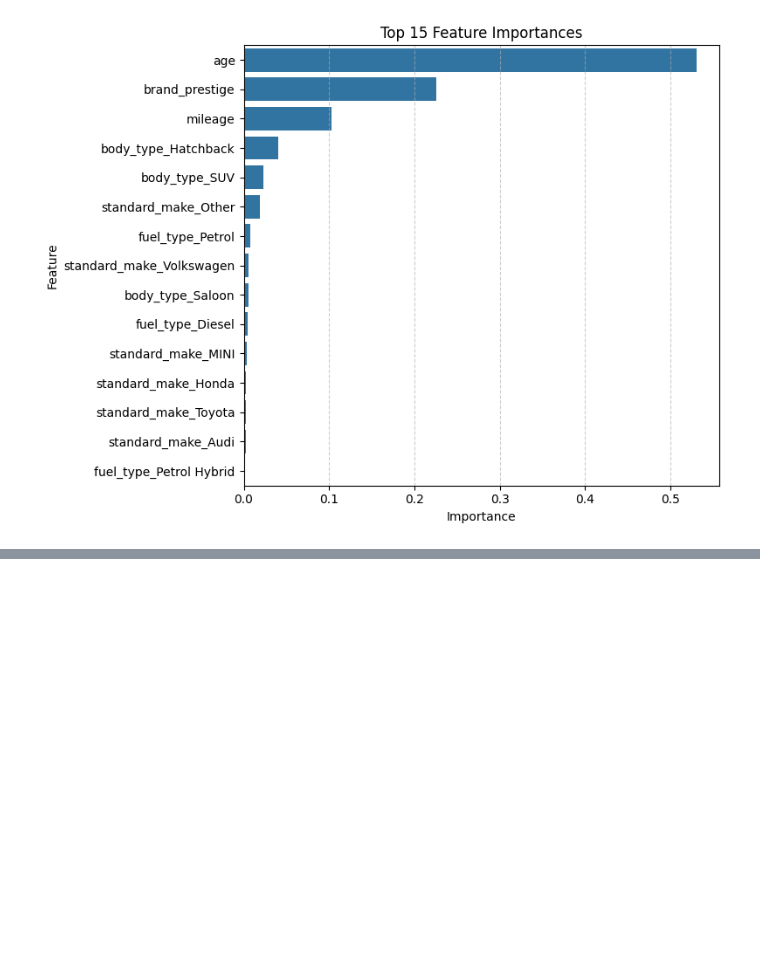
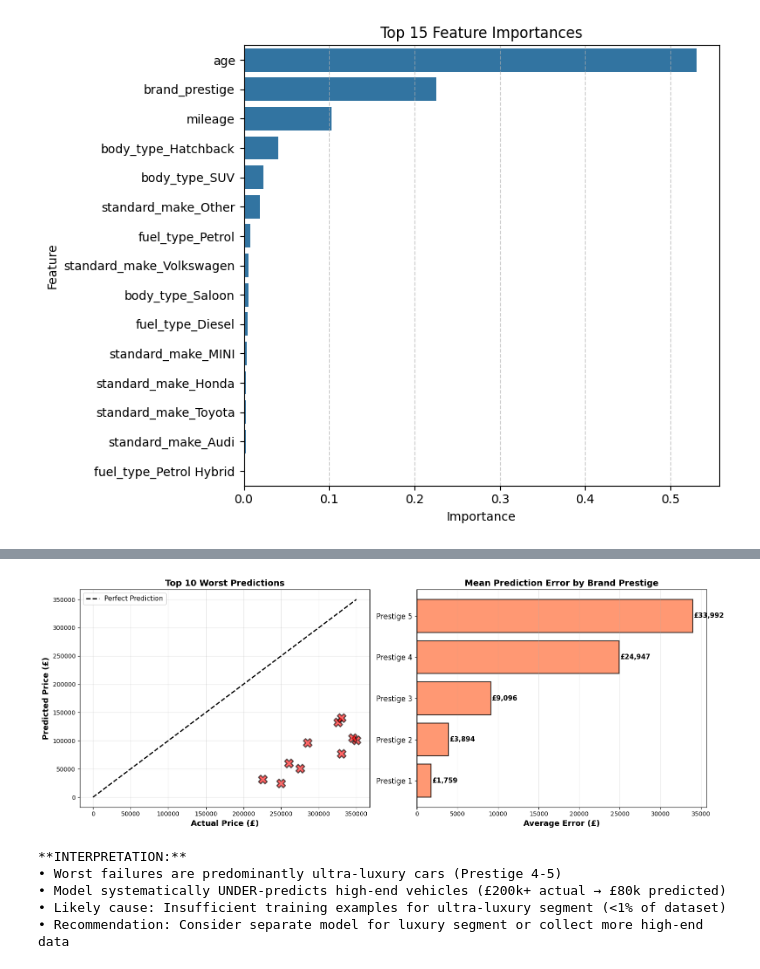
Before and after one commit to ian-shade/Autotrader-Cars-Price-Predictions-ML, a Jupyter notebook: ml_project.ipynb, the cells around one changed output, grey strips where cells are left out. Drawn from its saved outputs; the diff is of its cells as text; code cells hidden in the pictures; blank space fills up the shorter version.

```diff
--- a/ml_project.ipynb
+++ b/ml_project.ipynb
@@ -1058,0 +1125,68 @@ print(worst_failures)
+# %%
+# EXAMPLE 1: Identifying and Analyzing Worst Prediction Failures
+
+# Make predictions on test set
+y_pred_log = final_model.predict(X_test_scaled)
+y_test_real = np.expm1(y_test)
+y_pred_real = np.expm1(y_pred_log)
+
+# Create results DataFrame
+results_df = pd.DataFrame({
+    'Actual_Price': y_test_real.values,
+    'Predicted_Price': y_pred_real,
+    'Error': np.abs(y_test_real.values - y_pred_real),
+    'Error_Percentage': (np.abs(y_test_real.values - y_pred_real) / y_test_real.values) * 100
+}, index=y_test.index)
+
+# Get the original features for analysis
+X_test_original = X_test.copy()
+results_df = results_df.join(X_test_original[['mileage', 'age', 'brand_prestige']])
+
+# Find worst failures
+worst_failures = results_df.nlargest(10, 'Error')
+
+print("="*90)
+print(" "*25 + "TOP 10 WORST PREDICTION FAILURES")
+print("="*90)
+print(f"{'Actual (£)':>12} {'Predicted (£)':>15} {'Error (£)':>12} {'Error %':>10} {'Age':>6} {'Mileage':>10} {'Prestige':>9}")
+print("-"*90)
+
+for idx, row in worst_failures.iterrows():
+    print(f"{row['Actual_Price']:>12,.0f} {row['Predicted_Price']:>15,.0f} {row['Error']:>12,.0f} {row['Error_Percentage']:>9.1f}% {row['age']:>6.0f} {row['mileage']:>10,.0f} {row['brand_prestige']:>9.0f}")
+
+print("="*90)
+
+# Visualize worst failures
+fig, axes = plt.subplots(1, 2, figsize=(16, 6))
+
+# Plot 1: Worst failures scatter
+axes[0].scatter(worst_failures['Actual_Price'], worst_failures['Predicted_Price'],
+                s=200, c='red', alpha=0.6, edgecolors='black', linewidth=2, marker='X')
+axes[0].plot([0, worst_failures['Actual_Price'].max()], [0, worst_failures['Actual_Price'].max()],
+             'k--', linewidth=2, label='Perfect Prediction')
+axes[0].set_xlabel('Actual Price (£)', fontsize=13, fontweight='bold')
+axes[0].set_ylabel('Predicted Price (£)', fontsize=13, fontweight='bold')
+axes[0].set_title('Top 10 Worst Predictions', fontsize=14, fontweight='bold')
+axes[0].legend(fontsize=11)
+axes[0].grid(True, alpha=0.3)
+
+# Plot 2: Error distribution by prestige class
+prestige_errors = results_df.groupby('brand_prestige')['Error'].mean().sort_values()
+bars = axes[1].barh(range(len(prestige_errors)), prestige_errors, color='coral', alpha=0.8, edgecolor='black', linewidth=1.5)
+axes[1].set_yticks(range(len(prestige_errors)))
+axes[1].set_yticklabels([f'Prestige {int(p)}' for p in prestige_errors.index], fontsize=12)
+axes[1].set_xlabel('Average Error (£)', fontsize=13, fontweight='bold')
+axes[1].set_title('Mean Prediction Error by Brand Prestige', fontsize=14, fontweight='bold')
+axes[1].grid(axis='x', alpha=0.3)
+
+for i, v in enumerate(prestige_errors):
+    axes[1].text(v + 100, i, f'£{v:,.0f}', va='center', fontsize=11, fontweight='bold')
+
+plt.tight_layout()
+plt.show()
+
+print("• Worst failures are predominantly ultra-luxury cars (Prestige 4-5)")
+print("• Model systematically UNDER-predicts high-end vehicles (£200k+ actual → £80k predicted)")
+print("• Likely cause: Insufficient training examples for ultra-luxury segment (<1% of dataset)")
+print("• Recommendation: Consider separate model for luxury segment or collect more high-end data")
+# %% [output]
@@ -1058,0 +1209,6 @@ print(worst_failures)
+[figure, added]
+**INTERPRETATION:**
+• Worst failures are predominantly ultra-luxury cars (Prestige 4-5)
+• Model systematically UNDER-predicts high-end vehicles (£200k+ actual → £80k predicted)
+• Likely cause: Insufficient training examples for ultra-luxury segment (<1% of dataset)
+• Recommendation: Consider separate model for luxury segment or collect more high-end data
```
Also changed, not shown: parts of 17 cells of this notebook.
